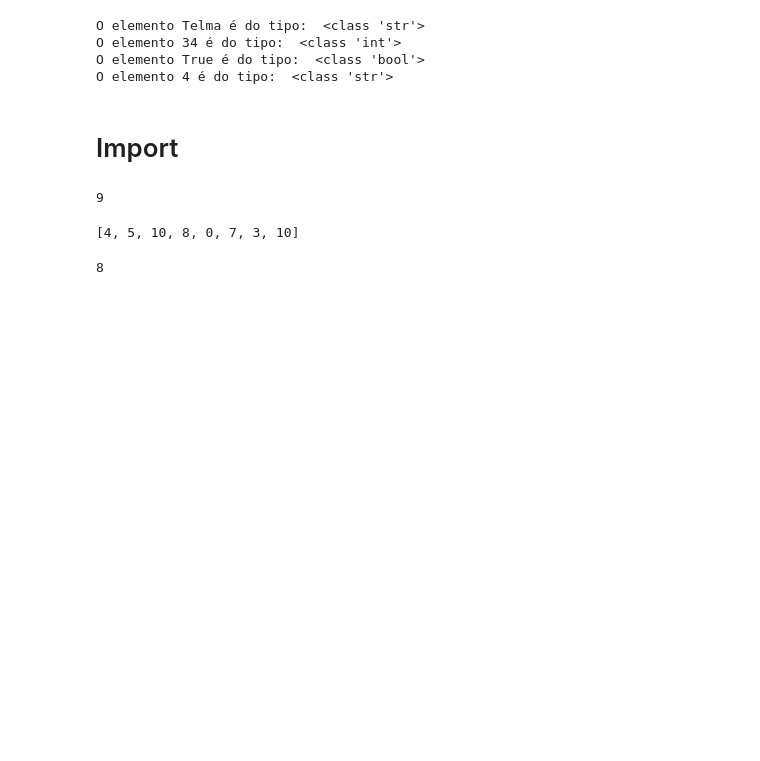
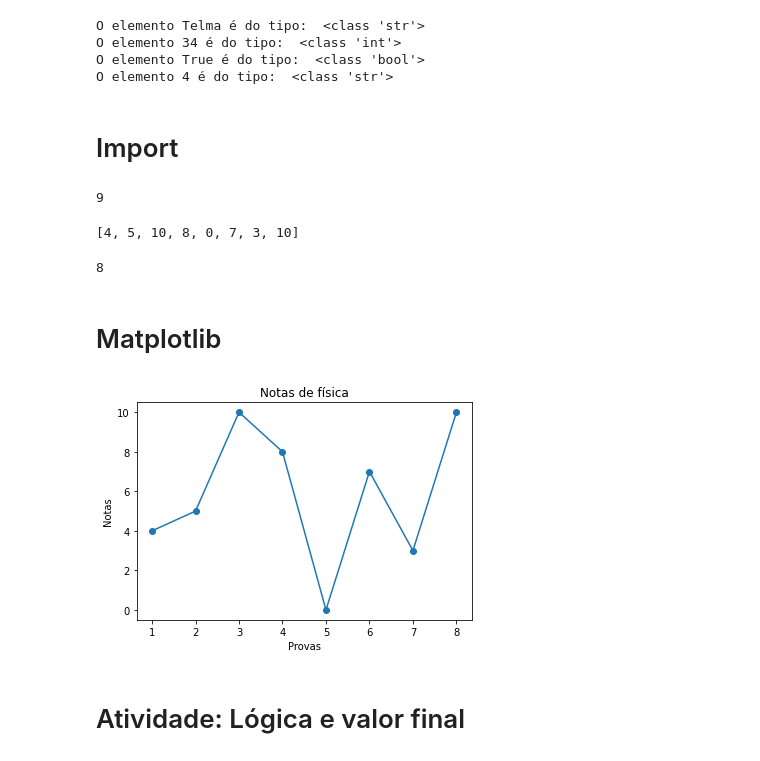
Before and after one commit to telmacarvalho/python_exercises, a Jupyter notebook: Colab/Lógica_de_programação.ipynb, the cells around one changed output. Drawn from its saved outputs; the diff is of its cells as text; code cells hidden in the pictures; blank space fills up the shorter version.

```diff
--- a/Colab/Lógica_de_programação.ipynb
+++ b/Colab/Lógica_de_programação.ipynb
@@ -275,3 +275,5 @@ notas_fisica
 len(notas_fisica)
 # %% [output]
 8
+# %% [markdown]
+# Matplotlib
@@ -277,0 +282,12 @@ len(notas_fisica)
+# %%
+x = list(range(1, 9))
+y = notas_fisica
+plt.plot(x, y, marker ='o')
+plt.title('Notas de física')
+plt.xlabel('Provas')
+plt.ylabel('Notas')
+plt.show()
+# %% [output]
+[figure, added]
+# %% [markdown]
+# Atividade: Lógica e valor final
```
Also changed, not shown: parts of 3 cells of this notebook.
